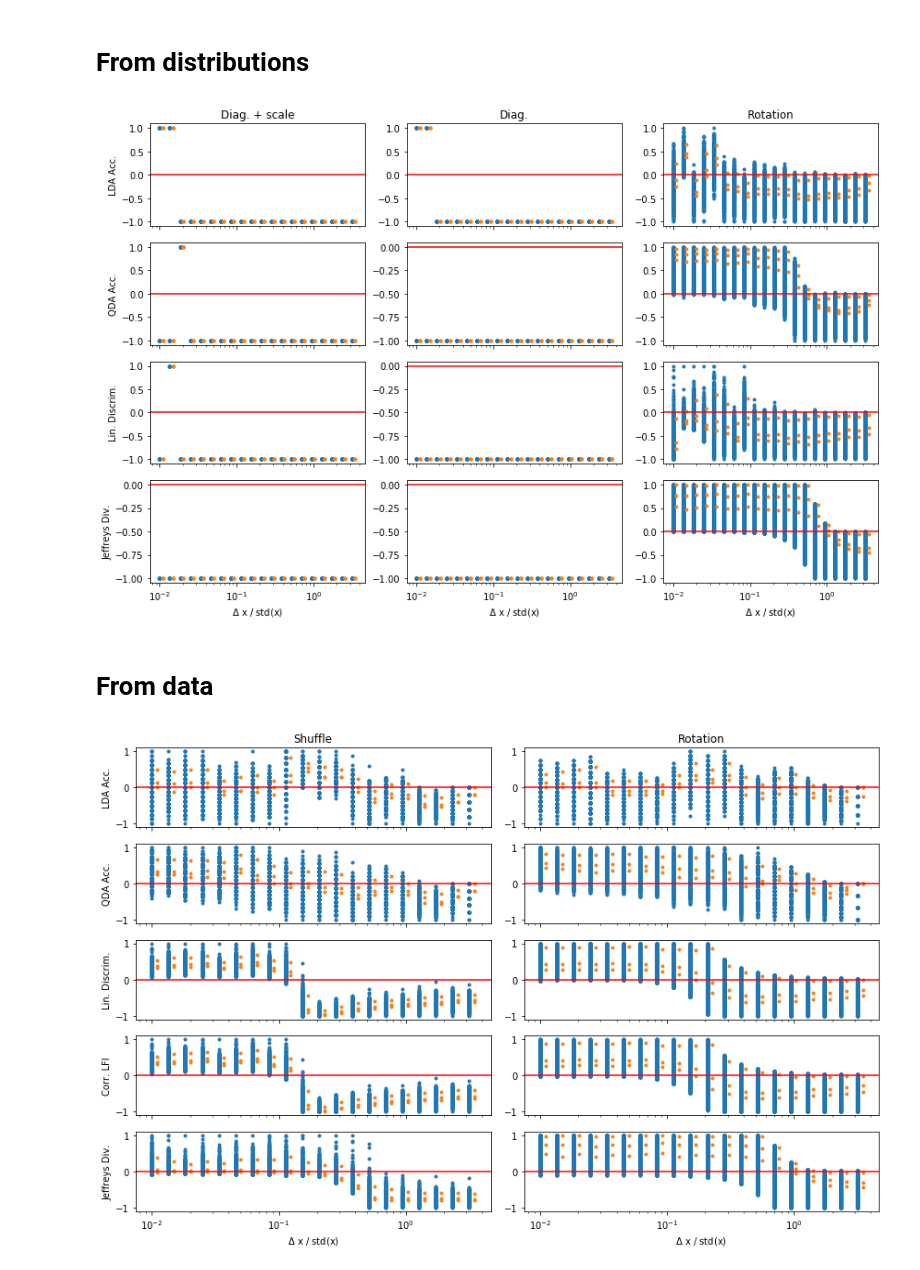
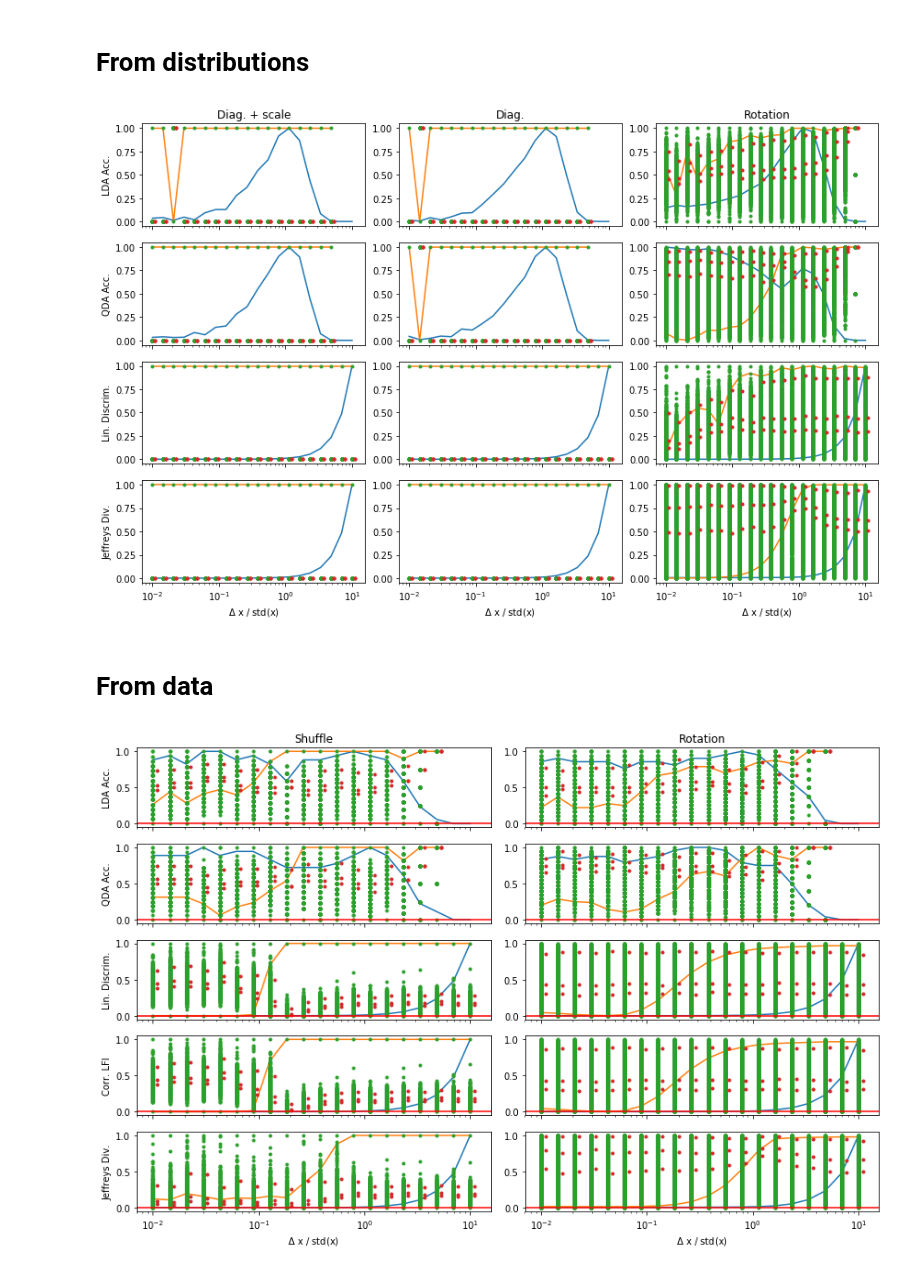
Before and after one commit to BouchardLab/noise_correlations, a Jupyter notebook: notebooks/null_models.ipynb, the cells around one changed output. Drawn from its saved outputs; the diff is of its cells as text; code cells hidden in the pictures.

```diff
--- a/notebooks/null_models.ipynb
+++ b/notebooks/null_models.ipynb
@@ -173,7 +173,7 @@ Text(0.5,1,'Quadratic discriminability compared to random rotations, N=4 example
 # %% [markdown]
 # From distributions
 # %%
-deltas = np.logspace(-2, .5, 20)
+deltas = np.logspace(-2, 1, 20)
 samples = 1001
 
 angle = np.pi/4
@@ -207,6 +207,7 @@ for ii, delta in enumerate(deltas):
                                             measures, samples)
     all_vals[:, -1, ii] = vals
     orig_vals[:, -1, ii] = o_vals
+all_vals = np.concatenate([all_vals, orig_vals[..., np.newaxis]], axis=-1)
 # %%
 f, axes = plt.subplots(len(measures), len(nulls), figsize=(4*len(nulls), 2*len(measures)),
                        sharex=True, sharey=False)
@@ -216,15 +217,20 @@ for ax in axes.ravel():
 for ii, m in enumerate(measure_names):
     for jj, n in enumerate(null_names):
         ax = axes[ii, jj]
-        x = np.tile(deltas[:, np.newaxis], (1, samples)).ravel()
+        x = np.tile(deltas[:, np.newaxis], (1, samples + 1)).ravel()
         y = all_vals[ii, jj]
-        y = y - orig_vals[ii, jj][:, np.newaxis]
-        y = y / abs(y).max(axis=1, keepdims=True)
+        diffs = y.max(axis=-1) - y.min(axis=-1)
+        diffs = diffs / diffs.max()
+        ax.plot(deltas, diffs)
+        miny = y.min(axis=-1, keepdims=True)
+        y = y - miny
+        maxy = y.max(axis=-1, keepdims=True)
+        y = y / maxy
+        ax.plot(deltas, (orig_vals[ii, jj] - miny.ravel()) / maxy.ravel())
         ax.plot(x, y.ravel(), marker='.', linestyle='none')
         x3 = np.tile(deltas[:, np.newaxis], (1, 3)).ravel()
         ax.plot(1.1 * x3, np.percentile(y, [50, 68.3, 95.4], axis=1).T.ravel(),
                 marker='.', linestyle='none')
-        ax.axhline(0, 0, 1, c='r')
         if ii == 0:
             ax.set_title(n)
         if jj == 0:
@@ -233,7 +239,7 @@ for ii, m in enumerate(measure_names):
             ax.set_xlabel(r'$\Delta$ x / std(x)')
 f.tight_layout()
 # %% [output]
-[figure, old version]
+[figure, new version]
 # %% [markdown]
 # From data
 # %%
@@ -261,31 +267,38 @@ for ii, delta in enumerate(deltas):
         o_vals, vals, _ = null_models.eval_null_data(x0, x1, n, measures_data, samples)
         all_vals_data[:, jj, ii] = vals
         orig_vals_data[:, jj, ii] = o_vals
+all_vals_data = np.concatenate([all_vals_data, orig_vals_data[..., np.newaxis]], axis=-1)
 # %%
 f, axes = plt.subplots(len(measures_data), len(nulls_data),
                        figsize=(4*len(nulls), 2*len(measures)),
                        sharex=True, sharey=False)
 for ax in axes.ravel():
     ax.set_xscale('log')
 #    ax.set_yscale('log')
 for ii, m in enumerate(measure_names_data):
     for jj, n in enumerate(null_names_data):
         ax = axes[ii, jj]
-        x = np.tile(deltas[:, np.newaxis], (1, samples)).ravel()
+        x = np.tile(deltas[:, np.newaxis], (1, samples + 1)).ravel()
         y = all_vals_data[ii, jj]
-        y = y - orig_vals_data[ii, jj][:, np.newaxis]
-        y = y / abs(y).max(axis=1, keepdims=True)
+        diffs = y.max(axis=-1) - y.min(axis=-1)
+        diffs = diffs / diffs.max()
+        ax.plot(deltas, diffs)
+        miny = y.min(axis=-1, keepdims=True)
+        y = y - miny
+        maxy = y.max(axis=-1, keepdims=True)
+        y = y / maxy
+        ax.plot(deltas, (orig_vals_data[ii, jj] - miny.ravel()) / maxy.ravel())
         ax.plot(x, y.ravel(), marker='.', linestyle='none')
         x3 = np.tile(deltas[:, np.newaxis], (1, 3)).ravel()
         ax.plot(1.1 * x3, np.percentile(y, [50, 68.3, 95.4], axis=1).T.ravel(),
                 marker='.', linestyle='none')
         ax.axhline(0, 0, 1, c='r')
         if ii == 0:
             ax.set_title(n)
         if jj == 0:
             ax.set_ylabel(m)
         if ii == len(measure_names_data)-1:
             ax.set_xlabel(r'$\Delta$ x / std(x)')
 f.tight_layout()
 # %% [output]
-[figure, old version]
+[figure, new version]
```
Also changed, not shown: 1 other file.
